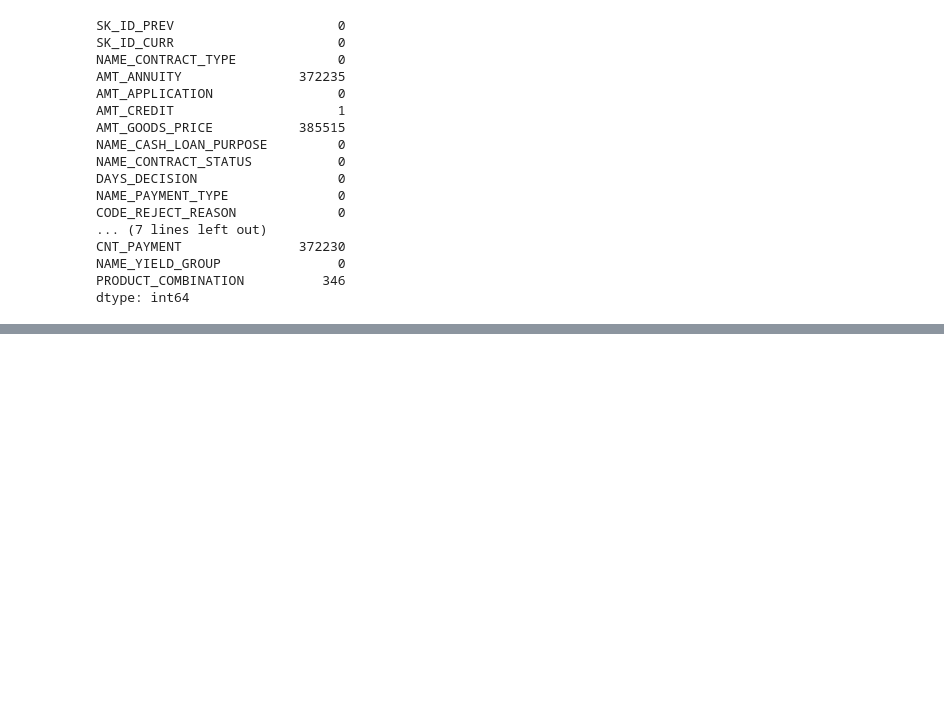
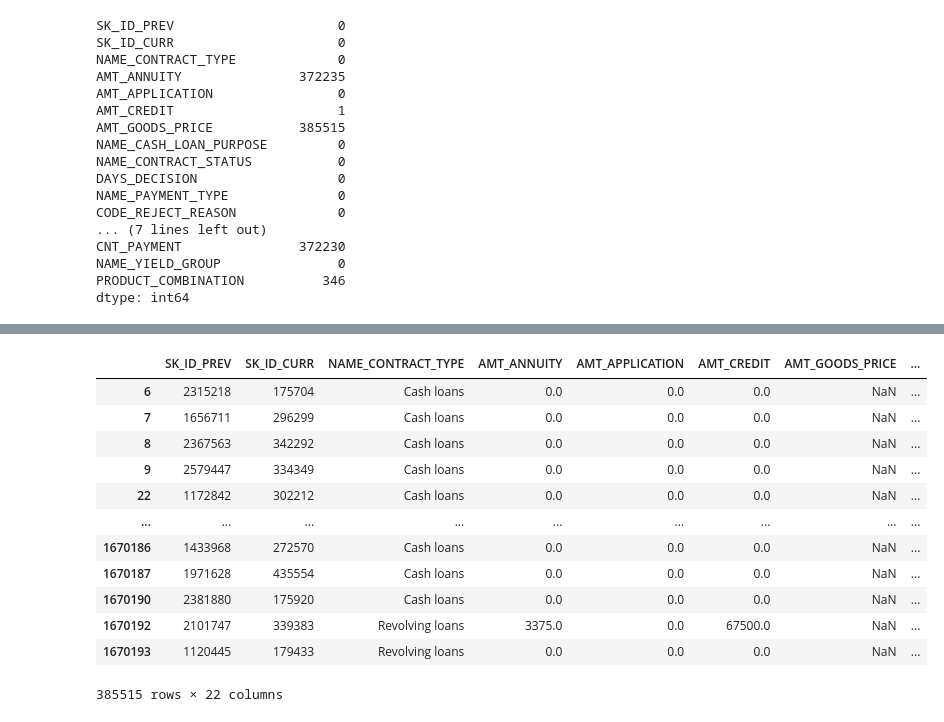
Before and after one commit to Ashik-Mohammed-S/Credit_EDA_Assignment, a Jupyter notebook: EDA.ipynb, the cells around one changed output, grey strips where cells are left out. Cells and saved outputs as stored; diff of their text form; code cells hidden in the pictures; blank space fills up the shorter version.

```diff
--- a/EDA.ipynb
+++ b/EDA.ipynb
@@ -419,3 +419,6 @@ CNT_PAYMENT               372230
 NAME_YIELD_GROUP               0
 PRODUCT_COMBINATION          346
 dtype: int64
+# %%
+#Looking through the dat it seems nan in annuity means zero annuity amount
+inp1.AMT_ANNUITY.fillna(0,inplace=True)
@@ -421,0 +445,16 @@ dtype: int64
+# %%
+inp1[inp1.AMT_GOODS_PRICE.isna()]
+# %% [output]
+|  | SK_ID_PREV | SK_ID_CURR | NAME_CONTRACT_TYPE | AMT_ANNUITY | AMT_APPLICATION | AMT_CREDIT | AMT_GOODS_PRICE | ... |
+| 6 | 2315218 | 175704 | Cash loans | 0.0 | 0.0 | 0.0 | NaN | ... |
+| 7 | 1656711 | 296299 | Cash loans | 0.0 | 0.0 | 0.0 | NaN | ... |
+| 8 | 2367563 | 342292 | Cash loans | 0.0 | 0.0 | 0.0 | NaN | ... |
+| 9 | 2579447 | 334349 | Cash loans | 0.0 | 0.0 | 0.0 | NaN | ... |
+| 22 | 1172842 | 302212 | Cash loans | 0.0 | 0.0 | 0.0 | NaN | ... |
+| ... | ... | ... | ... | ... | ... | ... | ... | ... |
+| 1670186 | 1433968 | 272570 | Cash loans | 0.0 | 0.0 | 0.0 | NaN | ... |
+| 1670187 | 1971628 | 435554 | Cash loans | 0.0 | 0.0 | 0.0 | NaN | ... |
+| 1670190 | 2381880 | 175920 | Cash loans | 0.0 | 0.0 | 0.0 | NaN | ... |
+| 1670192 | 2101747 | 339383 | Revolving loans | 3375.0 | 0.0 | 67500.0 | NaN | ... |
+| 1670193 | 1120445 | 179433 | Revolving loans | 0.0 | 0.0 | 0.0 | NaN | ... |
+385515 rows × 22 columns
```
Also changed, not shown: parts of 11 cells of this notebook.
